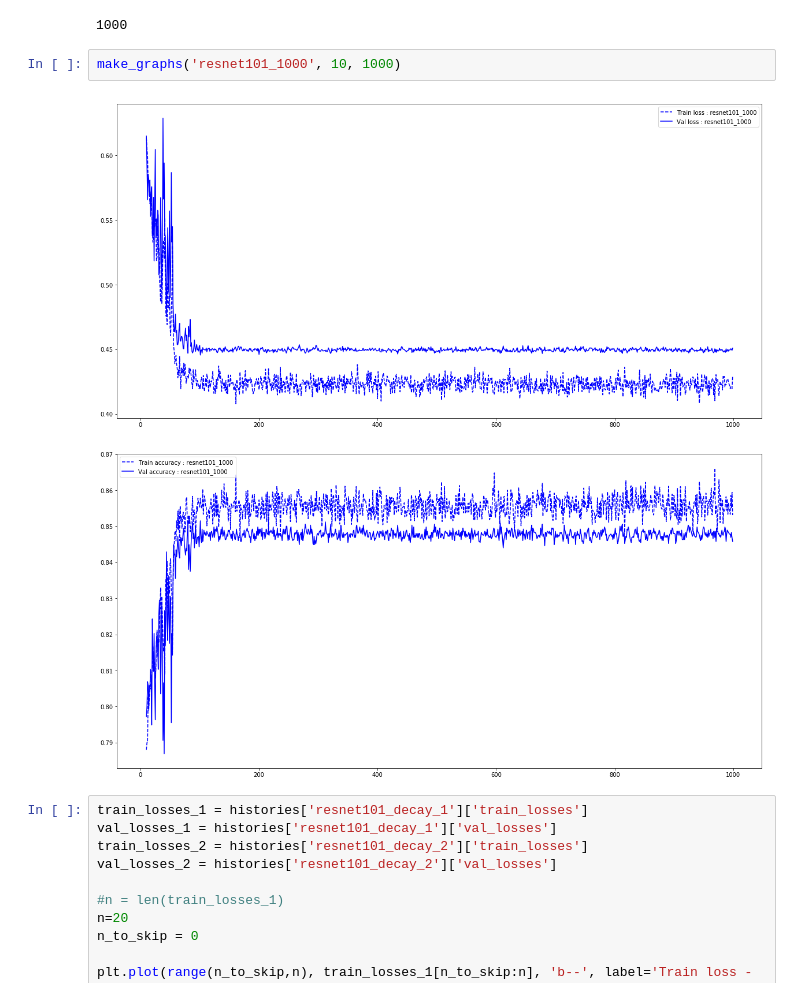
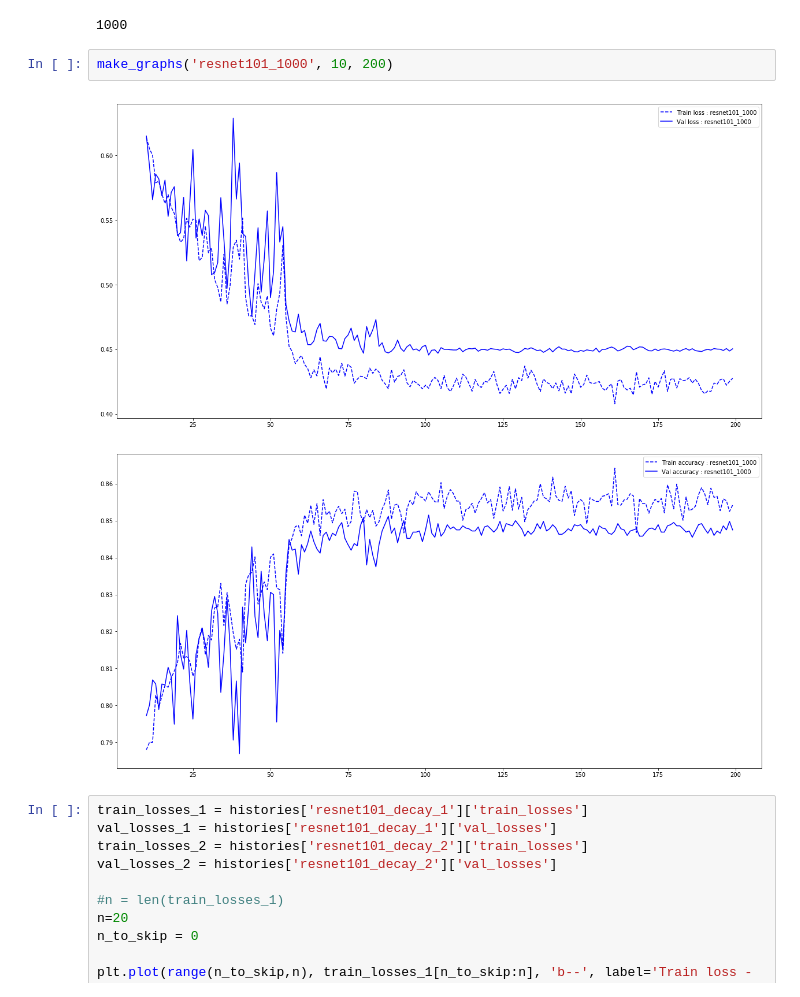
Before and after one commit to kolchinski/weeds_id, a Jupyter notebook: Loss tracking.ipynb, the cells around one changed output. Cells and saved outputs as stored; diff of their text form.

```diff
--- a/Loss tracking.ipynb
+++ b/Loss tracking.ipynb
@@ -1312,10 +1312,10 @@ len(histories['resnet101_1000']['train_losses'])
 # %% [output]
 1000
 # %%
-make_graphs('resnet101_1000', 10, 1000)
+make_graphs('resnet101_1000', 10, 200)
 # %% [output]
-[figure, old version]
+[figure, new version]
-[figure, old version]
+[figure, new version]
 # %%
 train_losses_1 = histories['resnet101_decay_1']['train_losses']
 val_losses_1 = histories['resnet101_decay_1']['val_losses']
```
Also changed, not shown: 1 other file.
